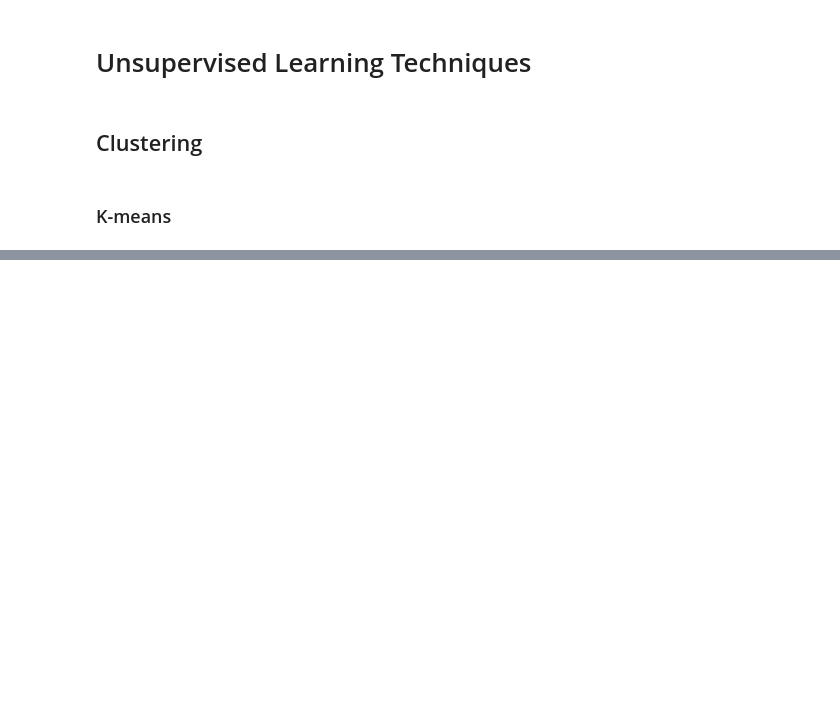
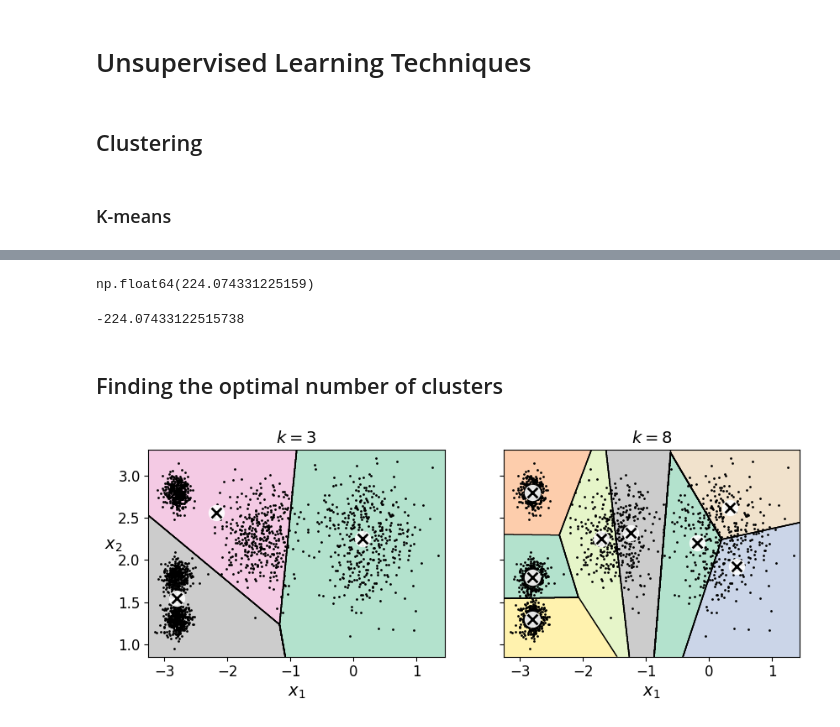
Before and after one commit to Blekitny1/Machine-learning-with-scikit-learn-and-tensorflow, a Jupyter notebook: Chapter 9.ipynb, the cells around one changed output, grey strips where cells are left out. Saved outputs shown, nothing was run; the diff lists cells and outputs as text; code cells hidden in the pictures; blank space fills up the shorter version.

```diff
--- a/Chapter 9.ipynb
+++ b/Chapter 9.ipynb
@@ -46,0 +197,21 @@ plt.show()
+# %%
+
+
+X_dist = kmeans.transform(X)
+np.sum(X_dist[np.arange(len(X_dist)), kmeans.labels_]**2)
+# %% [output]
+np.float64(224.074331225159)
+# %%
+kmeans.score(X)
+# %% [output]
+-224.07433122515738
+# %% [markdown]
+## Finding the optimal number of clusters
+# %%
+kmeans_k3 = KMeans(n_clusters=3, random_state=42)
+kmeans_k8 = KMeans(n_clusters=8, random_state=42)
+
+plot_clusterer_comparison(kmeans_k3, kmeans_k8, X, "$k=3$", "$k=8$")
+plt.show()
+# %% [output]
+[figure, added]
```
Also changed, not shown: parts of 22 cells of this notebook.
